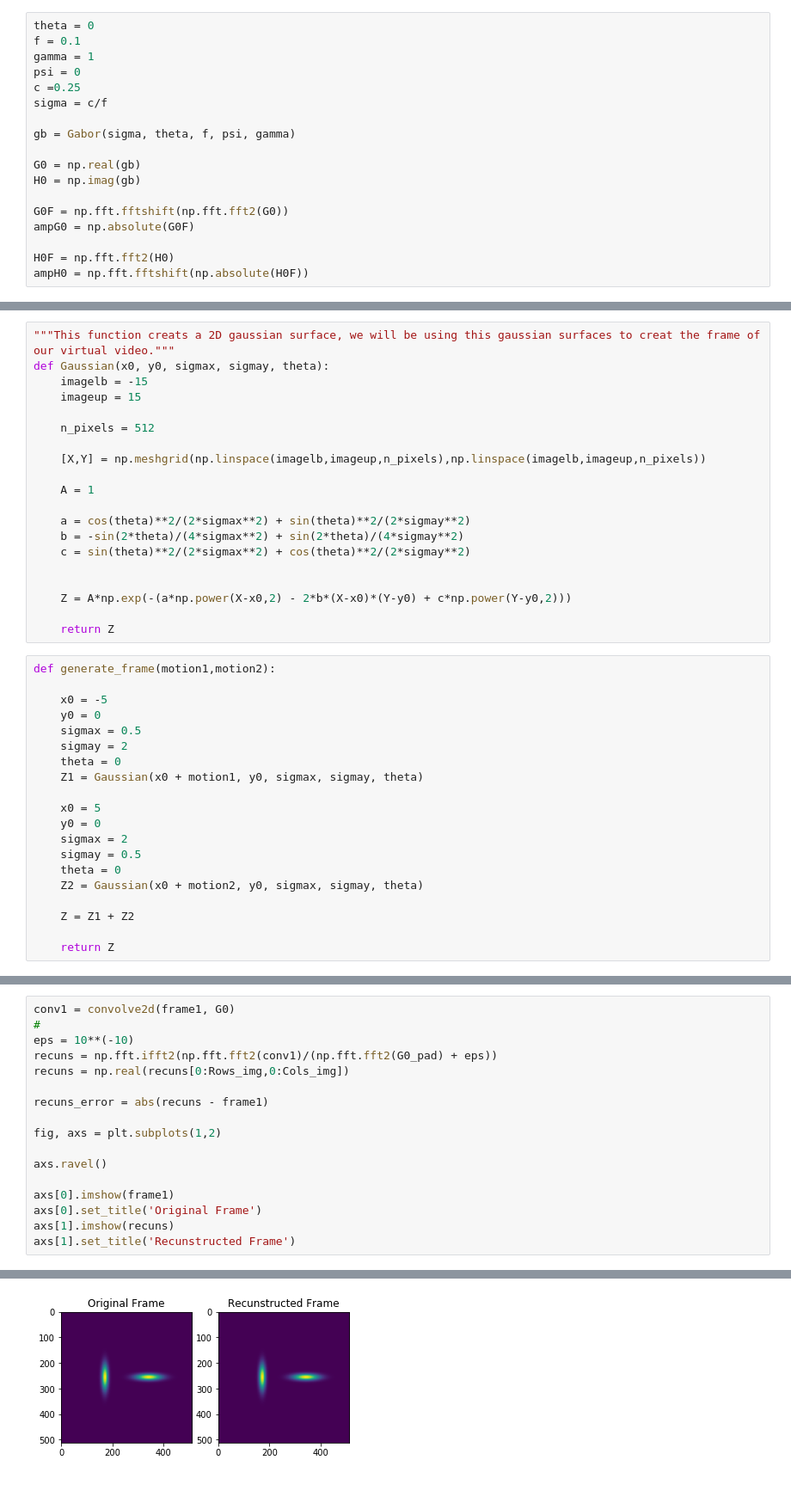
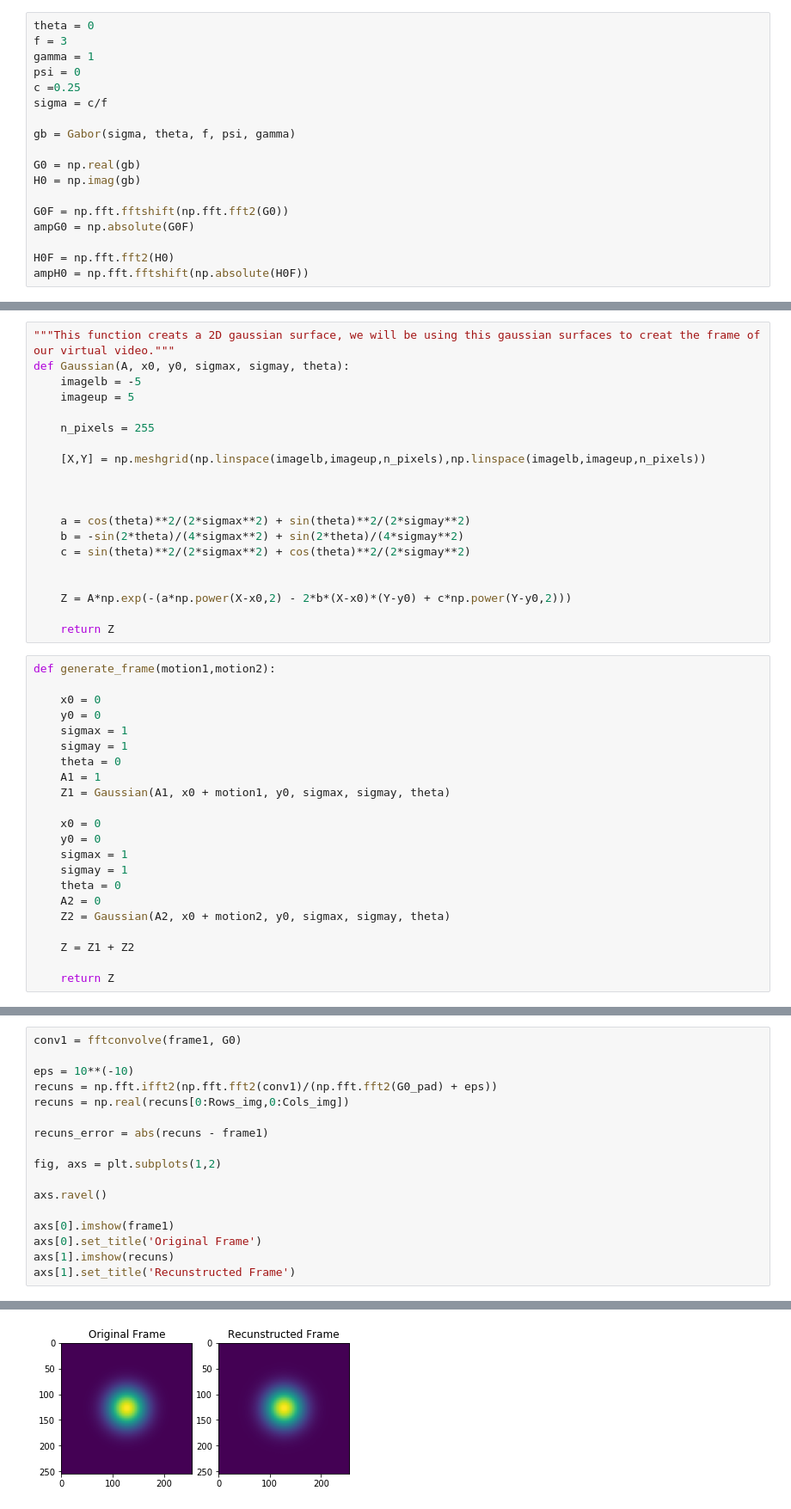
Before and after one commit to Aral-Sarrafi/Phase-Based-Video-Processing, a Jupyter notebook: PMM_Gabor.ipynb, the cells around one changed output, grey strips where cells are left out. Shown at 86% size. Drawn from its saved outputs; the diff is of its cells as text.

```diff
--- a/PMM_Gabor.ipynb
+++ b/PMM_Gabor.ipynb
@@ -27,7 +33,7 @@ def Gabor(sigma, theta, f, psi, gamma):
     return gb
 # %%
 theta = 0
-f = 0.1
+f = 3
 gamma = 1
 psi = 0
 c =0.25
@@ -59,14 +65,14 @@ axs[1][1].imshow(ampH0)
 # %%
 """This function creats a 2D gaussian surface, we will be using this gaussian surfaces to creat the frame of our virtual video."""
-def Gaussian(x0, y0, sigmax, sigmay, theta):
-    imagelb = -15
-    imageup = 15
+def Gaussian(A, x0, y0, sigmax, sigmay, theta):
+    imagelb = -5
+    imageup = 5
 
-    n_pixels = 512
+    n_pixels = 255
 
     [X,Y] = np.meshgrid(np.linspace(imagelb,imageup,n_pixels),np.linspace(imagelb,imageup,n_pixels))
 
-    A = 1
+
 
     a = cos(theta)**2/(2*sigmax**2) + sin(theta)**2/(2*sigmay**2)
     b = -sin(2*theta)/(4*sigmax**2) + sin(2*theta)/(4*sigmay**2)
@@ -79,19 +85,21 @@ def Gaussian(x0, y0, sigmax, sigmay, theta):
 # %%
 def generate_frame(motion1,motion2):
 
-    x0 = -5
+    x0 = 0
     y0 = 0
-    sigmax = 0.5
-    sigmay = 2
+    sigmax = 1
+    sigmay = 1
     theta = 0
-    Z1 = Gaussian(x0 + motion1, y0, sigmax, sigmay, theta)
+    A1 = 1
+    Z1 = Gaussian(A1, x0 + motion1, y0, sigmax, sigmay, theta)
 
-    x0 = 5
+    x0 = 0
     y0 = 0
-    sigmax = 2
-    sigmay = 0.5
+    sigmax = 1
+    sigmay = 1
     theta = 0
-    Z2 = Gaussian(x0 + motion2, y0, sigmax, sigmay, theta)
+    A2 = 0
+    Z2 = Gaussian(A2, x0 + motion2, y0, sigmax, sigmay, theta)
 
     Z = Z1 + Z2
 
@@ -142,20 +150,20 @@ axs[1].imshow(frame1_pad)
 # %%
-conv1 = convolve2d(frame1, G0)
-#
+conv1 = fftconvolve(frame1, G0)
+
 eps = 10**(-10)
 recuns = np.fft.ifft2(np.fft.fft2(conv1)/(np.fft.fft2(G0_pad) + eps))
 recuns = np.real(recuns[0:Rows_img,0:Cols_img])
 
 recuns_error = abs(recuns - frame1)
 
 fig, axs = plt.subplots(1,2)
 
 axs.ravel()
 
 axs[0].imshow(frame1)
 axs[0].set_title('Original Frame')
 axs[1].imshow(recuns)
 axs[1].set_title('Recunstructed Frame')
 # %% [output]
 Text(0.5,1,'Recunstructed Frame')
-[figure, old version]
+[figure, new version]
```
Also changed, not shown: parts of 8 cells of this notebook, 1 other file.
